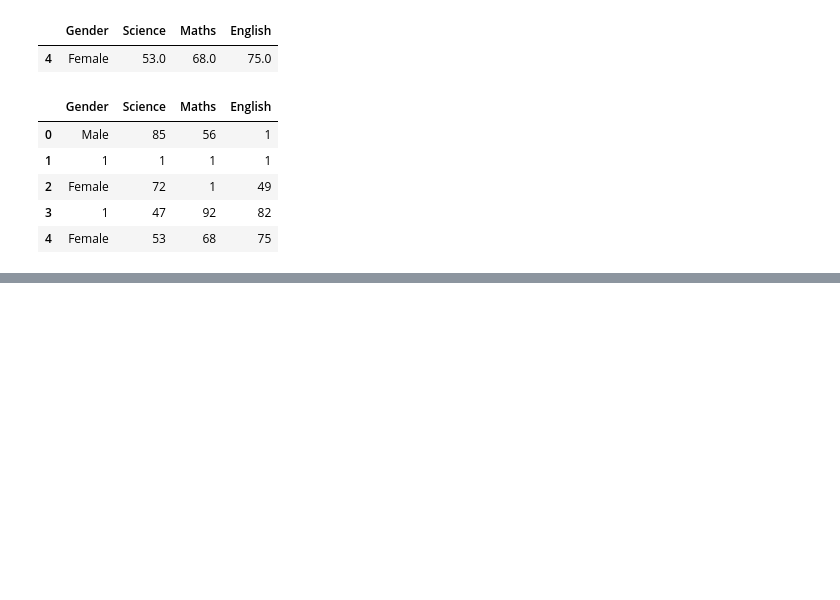
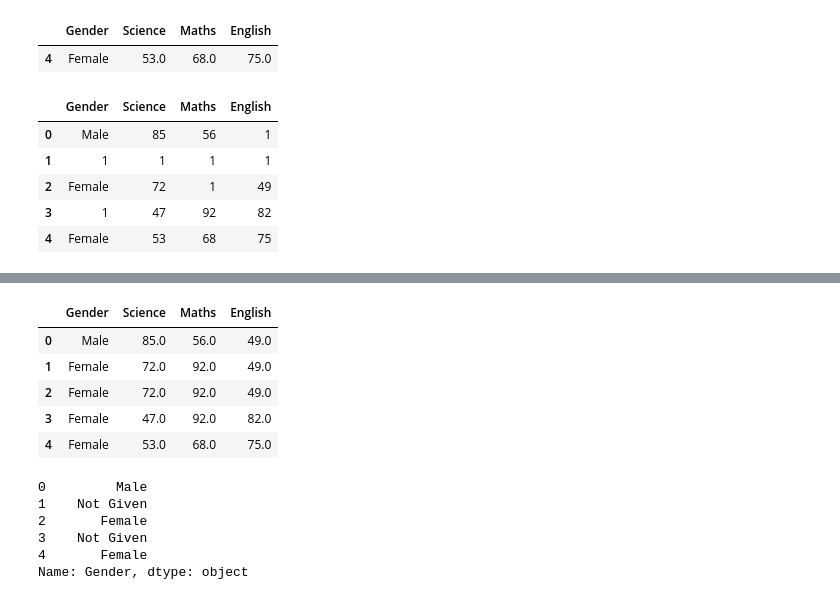
Before and after one commit to dileepsathyan/100daysofcode, a Jupyter notebook: day_52.ipynb, the cells around one changed output, grey strips where cells are left out. Cells and saved outputs as stored; diff of their text form; code cells hidden in the pictures; blank space fills up the shorter version.

```diff
--- a/day_52.ipynb
+++ b/day_52.ipynb
@@ -483,0 +495,22 @@ df4.fillna("1")
+# %%
+# Backward fill.
+
+df4.fillna(method='bfill')
+# %% [output]
+|  | Gender | Science | Maths | English |
+| 0 | Male | 85.0 | 56.0 | 49.0 |
+| 1 | Female | 72.0 | 92.0 | 49.0 |
+| 2 | Female | 72.0 | 92.0 | 49.0 |
+| 3 | Female | 47.0 | 92.0 | 82.0 |
+| 4 | Female | 53.0 | 68.0 | 75.0 |
+# %%
+# Fill only a specific column
+
+df4["Gender"].fillna("Not Given")
+# %% [output]
+0         Male
+1    Not Given
+2       Female
+3    Not Given
+4       Female
+Name: Gender, dtype: object
```
Also changed, not shown: parts of 3 cells of this notebook.
